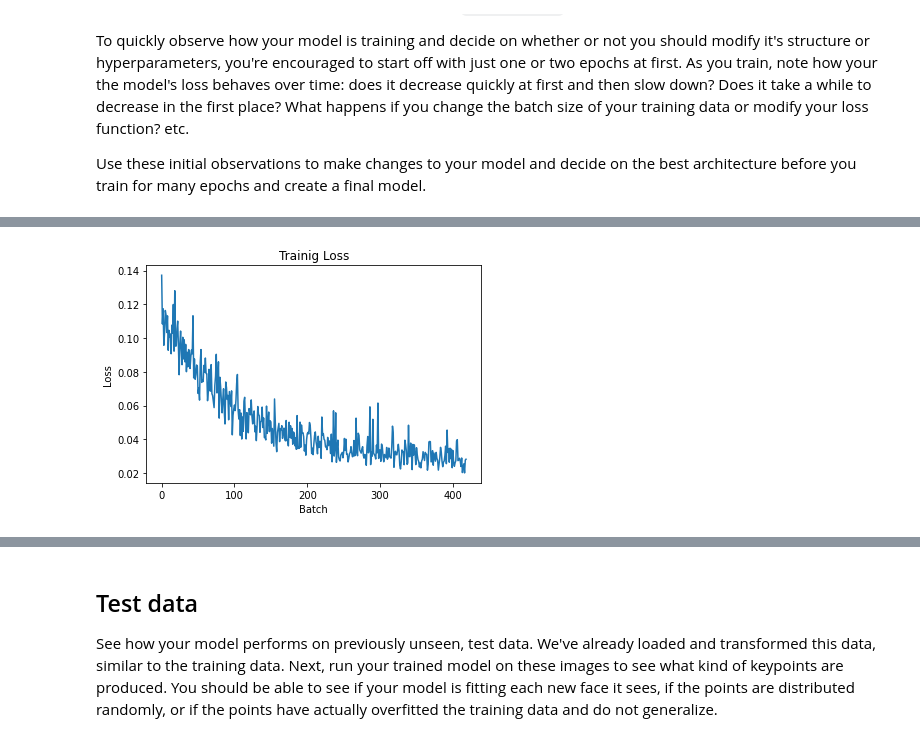
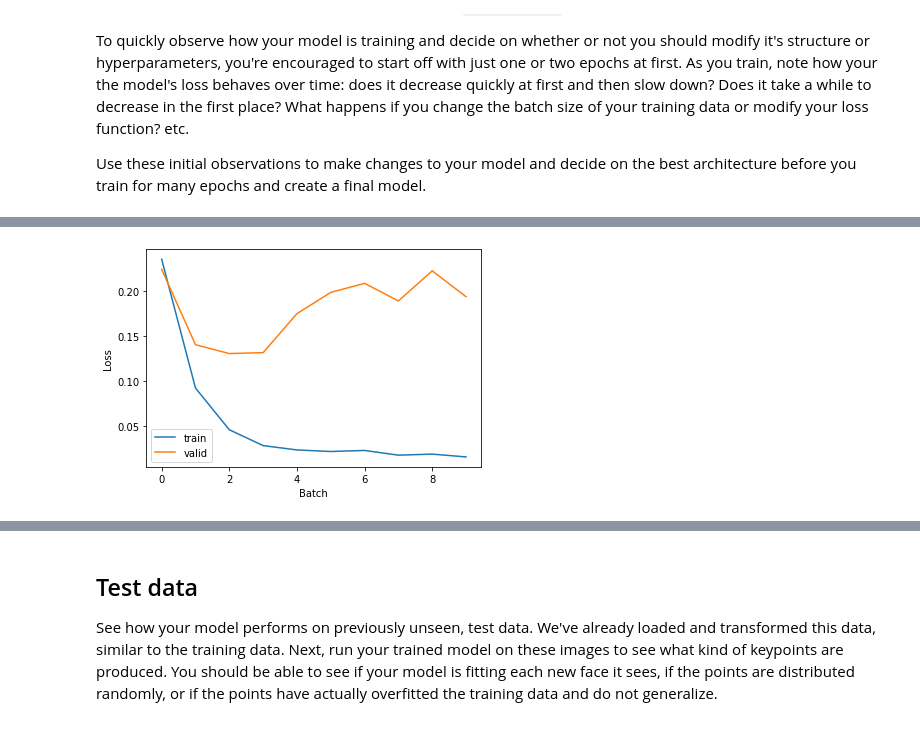
Before and after one commit to wronaq/FacialKeypointDetection, a Jupyter notebook: 2. Define the Network Architecture.ipynb, the cells around one changed output, grey strips where cells are left out. Cells and saved outputs as stored; diff of their text form; code cells hidden in the pictures.

```diff
--- a/2. Define the Network Architecture.ipynb
+++ b/2. Define the Network Architecture.ipynb
@@ -369,0 +383,13 @@ optimizer = optim.Adam(net.parameters(), lr=0.001, amsgrad=True)
+# %%
+from utils import LRFinder, TrainDataLoaderIter
+
+class TrainIter(TrainDataLoaderIter):
+    def inputs_labels_from_batch(self, batch_data):
+        return batch_data['image'].type(torch.FloatTensor), \
+               batch_data['keypoints'].view(batch_data['keypoints'].size(0), -1).type(torch.FloatTensor)
+
+train_data_iter = TrainIter(train_loader)
+
+device = 'cuda' if torch.cuda.is_available() else 'cpu'
+lr_finder = LRFinder(net, optimizer, criterion, device=device)
+lr_finder.range_test(train_data_iter, end_lr=10, num_iter=100)
@@ -370,3 +405,7 @@ optimizer = optim.Adam(net.parameters(), lr=0.001, amsgrad=True)
+# %%
+lr_finder.reset()
+optimizer = optim.Adam(net.parameters(), lr=lr_finder.suggested_lr, weight_decay=1e-2)
+plateau_lr_scheduler = optim.lr_scheduler.ReduceLROnPlateau(optimizer, 'min',  patience=5, verbose=True)
 # %% [markdown]
 ## Training and Initial Observation
 
@@ -432,9 +506,9 @@ def train_net(n_epochs):
 # %%
 # train your network
-n_epochs = 20 # start small, and increase when you've decided on your model structure and hyperparams
+n_epochs = 1 # start small, and increase when you've decided on your model structure and hyperparams
 
 # this is a Workspaces-specific context manager to keep the connection
 # alive while training your model, not part of pytorch
-with active_session():
-   training_loss = train_net(n_epochs)
+# with active_session():
+batch_loss, epoch_loss, validation_loss = train_net(n_epochs, patience=10)
 # %% [output]
@@ -458,14 +517,13 @@ Finished Training
-# %%
-batch_loss, epoch_loss = training_loss
 # %%
 # plot training_loss
-plt.plot(batch_loss[1:])
-plt.title('Trainig Loss')
+plt.plot(batch_loss, label='train')
+plt.plot(validation_loss, label='valid')
 plt.xlabel('Batch')
 plt.ylabel('Loss')
+plt.legend()
 plt.show()
 # %% [output]
-[figure, old version]
+[figure, new version]
 # %%
 # plot training_loss
 plt.plot(epoch_loss)
```
Also changed, not shown: parts of 18 cells of this notebook, 3 other files.
